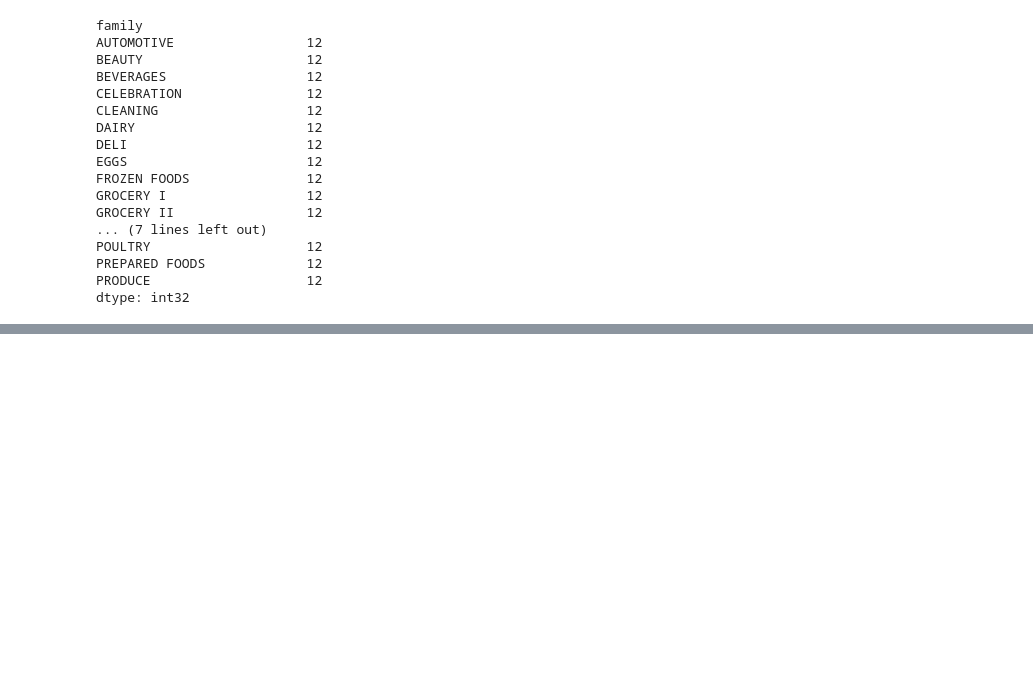
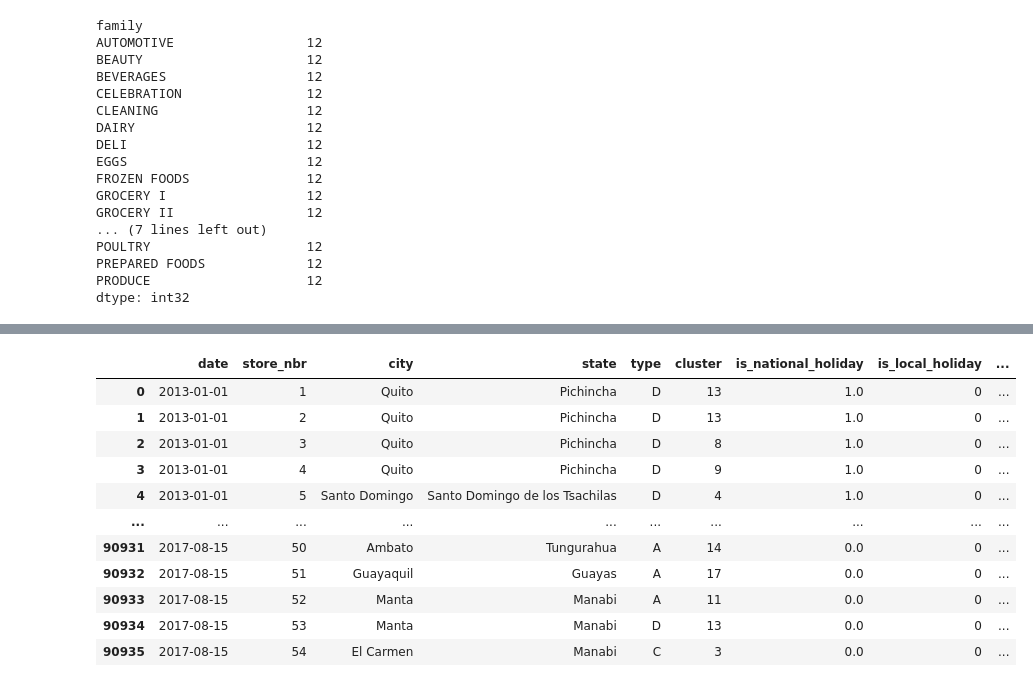
Before and after one commit to AdhamReda/SmartDemand-AI, a Jupyter notebook: notebooks/01_data_exploration.ipynb, the cells around one changed output, grey strips where cells are left out. Saved outputs shown, nothing was run; the diff lists cells and outputs as text; code cells hidden in the pictures; blank space fills up the shorter version.

```diff
--- a/notebooks/01_data_exploration.ipynb
+++ b/notebooks/01_data_exploration.ipynb
@@ -198,0 +321,3 @@ dtype: int32
+# %%
+#filter based on train holiday intersection span
+holidays_in_train=holidays[(holidays["date"]>=train["date"].min()) & (holidays["date"]<=train["date"].max())]
@@ -198,0 +514,5 @@ dtype: int32
+# %%
+stores=pd.read_csv("../Data/Raw/stores.csv")
+stores.shape
+
+stores.head()
@@ -198,0 +600,6 @@ dtype: int32
+# %%
+#cross merge stores into every possible date combination
+df1=train[["date"]].drop_duplicates()
+df2=stores
+cross_name_stores=pd.merge(df1,df2,"cross")
+cross_name_stores.head()
@@ -198,0 +613,69 @@ dtype: int32
+# %%
+is_national_holiday=holidays_in_train[(holidays_in_train["locale"] == "National")
+                                      & (holidays_in_train["type"] == "Holiday")
+                                      ].groupby('date').size().gt(0).astype(int).to_frame("is_national_holiday")
+# %%
+cross_name_stores_1=pd.merge(cross_name_stores,is_national_holiday,on="date",how="left")
+cross_name_stores_1["is_national_holiday"]=cross_name_stores_1["is_national_holiday"].fillna(0)
+
+# 1. Prepare local holidays
+local_holidays = holidays_in_train[
+    (holidays_in_train["locale"] == "Local") &
+    (holidays_in_train["type"] == "Holiday")
+][["date", "locale_name"]].drop_duplicates()
+
+# 2. Merge using date + city
+cross_name_stores_2 = pd.merge(
+    cross_name_stores_1,
+    local_holidays,
+    left_on=["date", "city"],
+    right_on=["date", "locale_name"],
+    how="left"
+)
+
+# 3. Create binary feature
+cross_name_stores_2["is_local_holiday"] = (
+    cross_name_stores_2["locale_name"].notna().astype(int)
+)
+
+cross_name_stores_2 = cross_name_stores_2.drop(columns=["locale_name"])
+
+
+# 4. Prepare regional holidays
+regional_holidays = holidays_in_train[
+    (holidays_in_train["locale"] == "Regional") &
+    (holidays_in_train["type"] == "Holiday")
+][["date", "locale_name"]].drop_duplicates()
+
+# 5. Merge using date + state
+cross_name_stores_holidays = pd.merge(
+    cross_name_stores_2,
+    regional_holidays,
+    left_on=["date", "state"],
+    right_on=["date", "locale_name"],
+    how="left"
+)
+
+# 6. Create binary feature
+cross_name_stores_holidays["is_regional_holiday"] = (
+    cross_name_stores_holidays["locale_name"].notna().astype(int)
+)
+
+cross_name_stores_holidays = cross_name_stores_holidays.drop(
+    columns=["locale_name"]
+)
+
+cross_name_stores_holidays
+# %% [output]
+|  | date | store_nbr | city | state | type | cluster | is_national_holiday | is_local_holiday | ... |
+| 0 | 2013-01-01 | 1 | Quito | Pichincha | D | 13 | 1.0 | 0 | ... |
+| 1 | 2013-01-01 | 2 | Quito | Pichincha | D | 13 | 1.0 | 0 | ... |
+| 2 | 2013-01-01 | 3 | Quito | Pichincha | D | 8 | 1.0 | 0 | ... |
+| 3 | 2013-01-01 | 4 | Quito | Pichincha | D | 9 | 1.0 | 0 | ... |
+| 4 | 2013-01-01 | 5 | Santo Domingo | Santo Domingo de los Tsachilas | D | 4 | 1.0 | 0 | ... |
+| ... | ... | ... | ... | ... | ... | ... | ... | ... | ... |
+| 90931 | 2017-08-15 | 50 | Ambato | Tungurahua | A | 14 | 0.0 | 0 | ... |
+| 90932 | 2017-08-15 | 51 | Guayaquil | Guayas | A | 17 | 0.0 | 0 | ... |
+| 90933 | 2017-08-15 | 52 | Manta | Manabi | A | 11 | 0.0 | 0 | ... |
+| 90934 | 2017-08-15 | 53 | Manta | Manabi | D | 13 | 0.0 | 0 | ... |
+| 90935 | 2017-08-15 | 54 | El Carmen | Manabi | C | 3 | 0.0 | 0 | ... |
```
Also changed, not shown: parts of 37 cells of this notebook.
